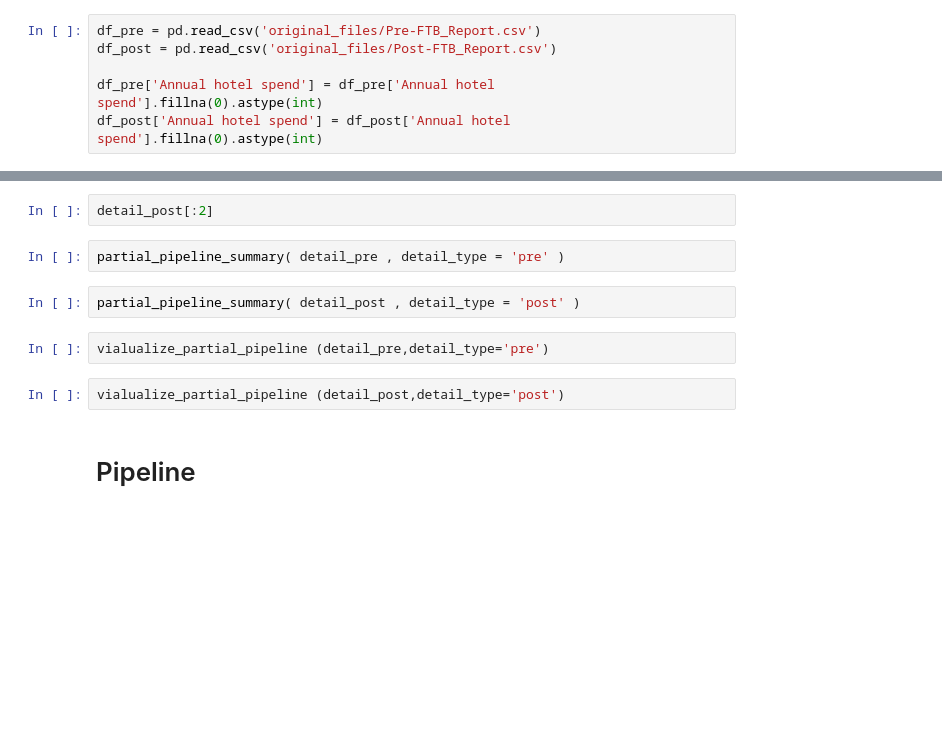
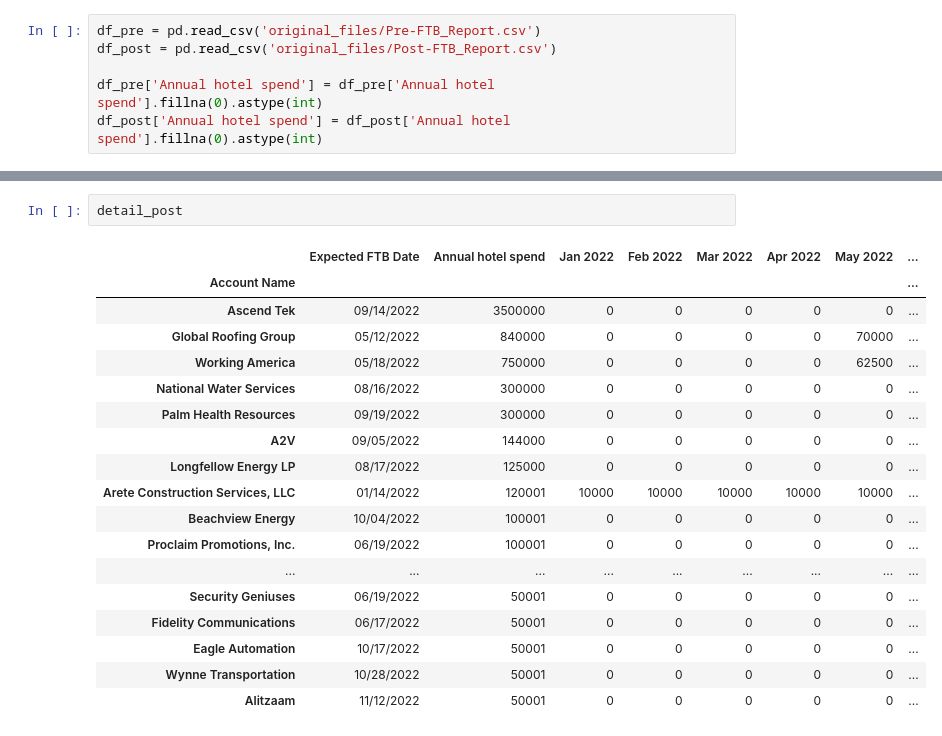
Before and after one commit to EnricoBorriello/Pipeline, a Jupyter notebook: Main.ipynb, the cells around one changed output, grey strips where cells are left out. Drawn from its saved outputs; the diff is of its cells as text; blank space fills up the shorter version.

```diff
--- a/Main.ipynb
+++ b/Main.ipynb
@@ -99,12 +137,21 @@ detail_pre[:2]
 # %%
-detail_post[:2]
+detail_post
+# %% [output]
+|  | Expected FTB Date | Annual hotel spend | Jan 2022 | Feb 2022 | Mar 2022 | Apr 2022 | May 2022 | ... |
+| Account Name |  |  |  |  |  |  |  | ... |
+| Ascend Tek | 09/14/2022 | 3500000 | 0 | 0 | 0 | 0 | 0 | ... |
+| Global Roofing Group | 05/12/2022 | 840000 | 0 | 0 | 0 | 0 | 70000 | ... |
+| Working America | 05/18/2022 | 750000 | 0 | 0 | 0 | 0 | 62500 | ... |
+| National Water Services | 08/16/2022 | 300000 | 0 | 0 | 0 | 0 | 0 | ... |
+| Palm Health Resources | 09/19/2022 | 300000 | 0 | 0 | 0 | 0 | 0 | ... |
+| A2V | 09/05/2022 | 144000 | 0 | 0 | 0 | 0 | 0 | ... |
+| Longfellow Energy LP | 08/17/2022 | 125000 | 0 | 0 | 0 | 0 | 0 | ... |
+| Arete Construction Services, LLC | 01/14/2022 | 120001 | 10000 | 10000 | 10000 | 10000 | 10000 | ... |
+| Beachview Energy | 10/04/2022 | 100001 | 0 | 0 | 0 | 0 | 0 | ... |
+| Proclaim Promotions, Inc. | 06/19/2022 | 100001 | 0 | 0 | 0 | 0 | 0 | ... |
+| ... | ... | ... | ... | ... | ... | ... | ... | ... |
+| Security Geniuses | 06/19/2022 | 50001 | 0 | 0 | 0 | 0 | 0 | ... |
+| Fidelity Communications | 06/17/2022 | 50001 | 0 | 0 | 0 | 0 | 0 | ... |
+| Eagle Automation | 10/17/2022 | 50001 | 0 | 0 | 0 | 0 | 0 | ... |
+| Wynne Transportation | 10/28/2022 | 50001 | 0 | 0 | 0 | 0 | 0 | ... |
+| Alitzaam | 11/12/2022 | 50001 | 0 | 0 | 0 | 0 | 0 | ... |
-# %%
-partial_pipeline_summary( detail_pre , detail_type = 'pre' )
-# %%
-partial_pipeline_summary( detail_post , detail_type = 'post' )
-# %%
-vialualize_partial_pipeline (detail_pre,detail_type='pre')
-# %%
-vialualize_partial_pipeline (detail_post,detail_type='post')
-# %% [markdown]
-# Pipeline
```
Also changed, not shown: parts of 29 cells of this notebook.
